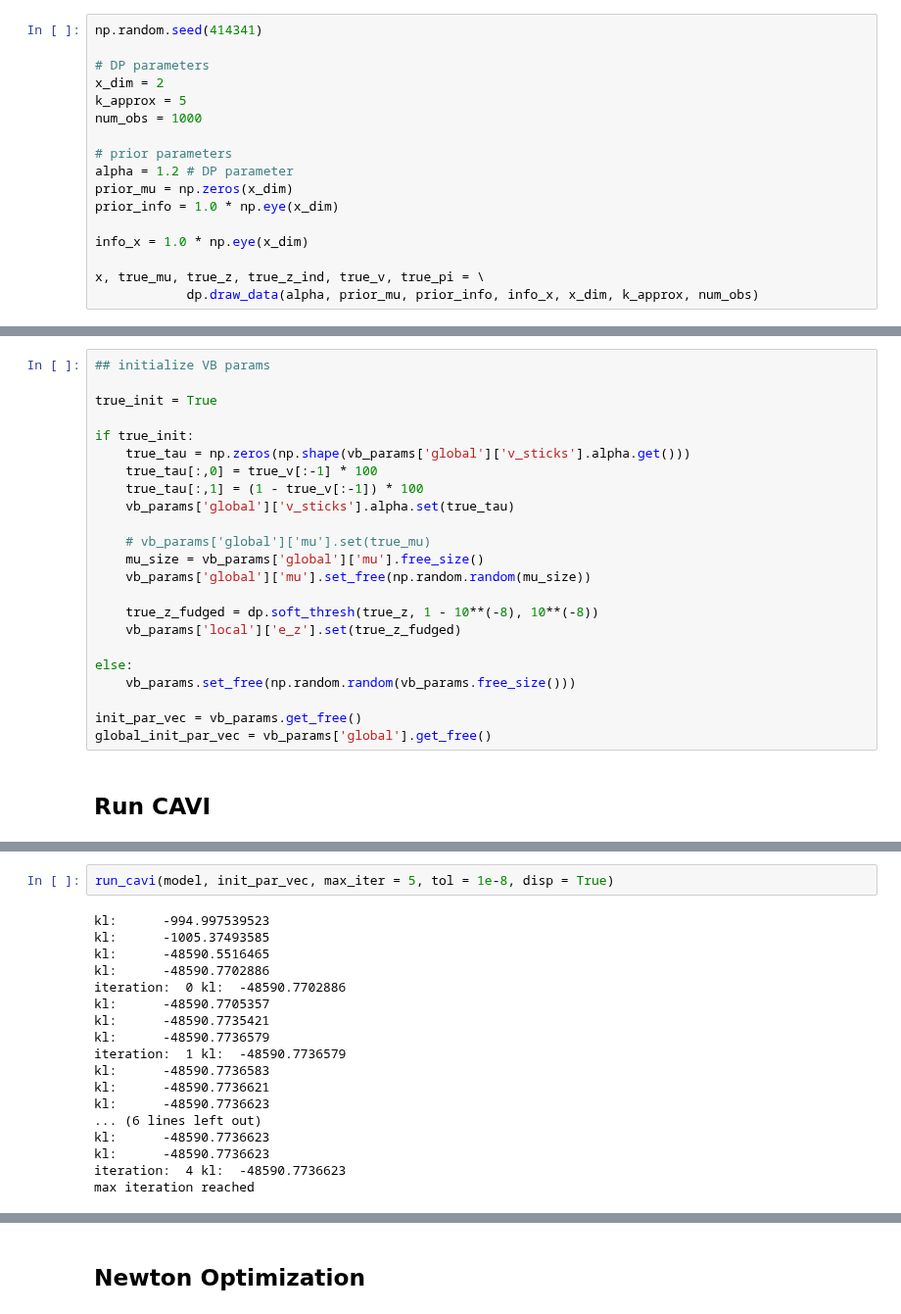
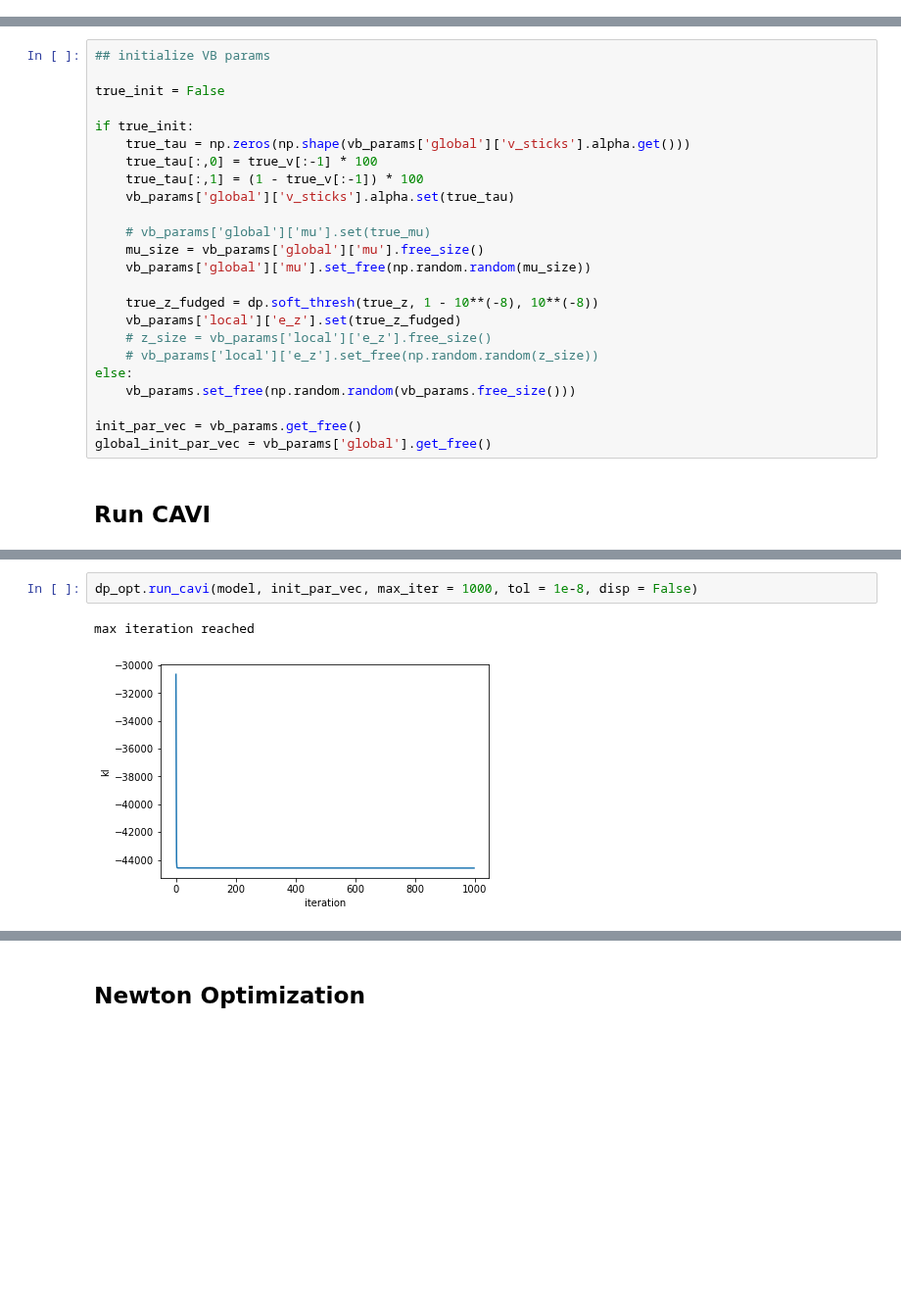
Before and after one commit to Runjing-Liu120/Variational_BNP_robustness, a Jupyter notebook: DP_mixture/DP_normal_mixture.ipynb, the cells around one changed output, grey strips where cells are left out. Shown at 98% size. Drawn from its saved outputs; the diff is of its cells as text; blank space fills up the shorter version.

Commit message:
cavi seems to work now

```diff
--- a/DP_mixture/DP_normal_mixture.ipynb
+++ b/DP_mixture/DP_normal_mixture.ipynb
@@ -28,20 +29,3 @@ import matplotlib.pyplot as plt
 %matplotlib inline
 # %% [markdown]
 # Generate Data
-# %%
-np.random.seed(414341)
-
-# DP parameters
-x_dim = 2
-k_approx = 5
-num_obs = 1000
-
-# prior parameters
-alpha = 1.2 # DP parameter
-prior_mu = np.zeros(x_dim)
-prior_info = 1.0 * np.eye(x_dim)
-
-info_x = 1.0 * np.eye(x_dim)
-
-x, true_mu, true_z, true_z_ind, true_v, true_pi = \
-            dp.draw_data(alpha, prior_mu, prior_info, info_x, x_dim, k_approx, num_obs)
@@ -90,7 +94,7 @@ model = dp.DPNormalMixture(x, vb_params, prior_params)
 # %%
 ## initialize VB params
 
-true_init = True
+true_init = False
 
 if true_init:
     true_tau = np.zeros(np.shape(vb_params['global']['v_sticks'].alpha.get()))
@@ -104,7 +108,8 @@ if true_init:
 
     true_z_fudged = dp.soft_thresh(true_z, 1 - 10**(-8), 10**(-8))
     vb_params['local']['e_z'].set(true_z_fudged)
-
+    # z_size = vb_params['local']['e_z'].free_size()
+    # vb_params['local']['e_z'].set_free(np.random.random(z_size))
 else:
     vb_params.set_free(np.random.random(vb_params.free_size()))
 
@@ -184,20 +120,5 @@ def run_cavi(model, init_par_vec, max_iter = 100, tol = 1e-8, disp = True):
 # %%
-run_cavi(model, init_par_vec, max_iter = 5, tol = 1e-8, disp = True)
+dp_opt.run_cavi(model, init_par_vec, max_iter = 1000, tol = 1e-8, disp = False)
 # %% [output]
-kl:      -994.997539523
-kl:      -1005.37493585
-kl:      -48590.5516465
-kl:      -48590.7702886
-iteration:  0 kl:  -48590.7702886
-kl:      -48590.7705357
-kl:      -48590.7735421
-kl:      -48590.7736579
-iteration:  1 kl:  -48590.7736579
-kl:      -48590.7736583
-kl:      -48590.7736621
-kl:      -48590.7736623
-... (6 lines left out)
-kl:      -48590.7736623
-kl:      -48590.7736623
-iteration:  4 kl:  -48590.7736623
 max iteration reached
+[figure, added]
```
Also changed, not shown: parts of 25 cells of this notebook, 2 other files.
